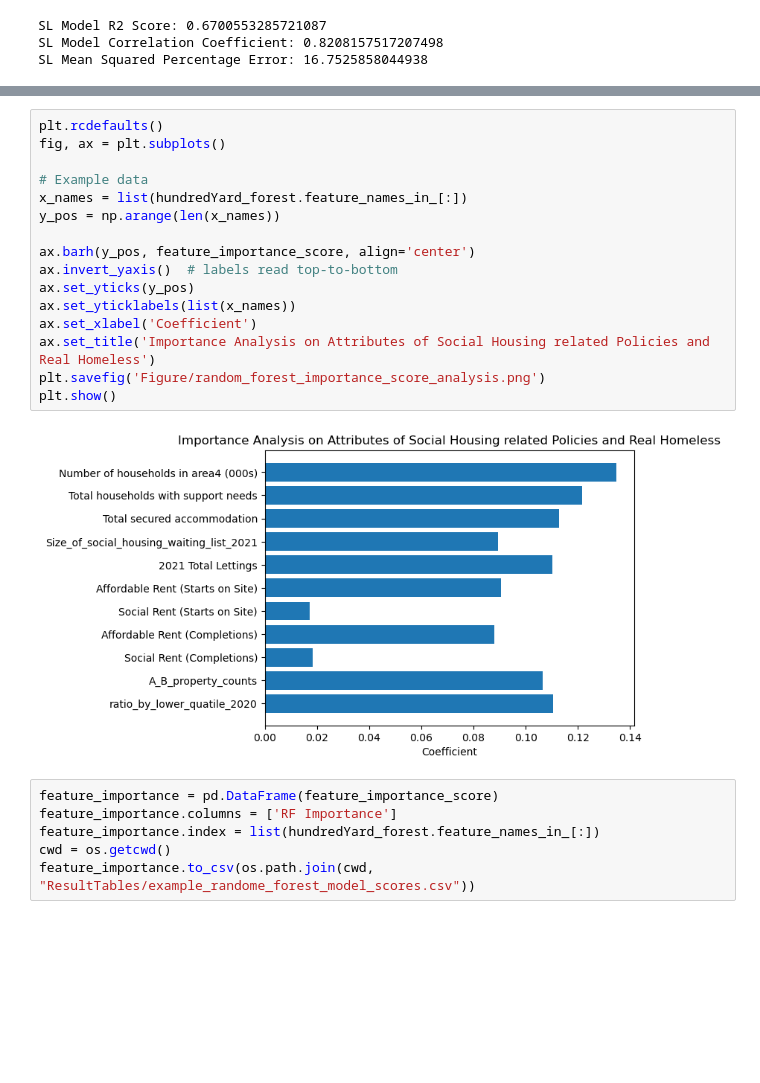
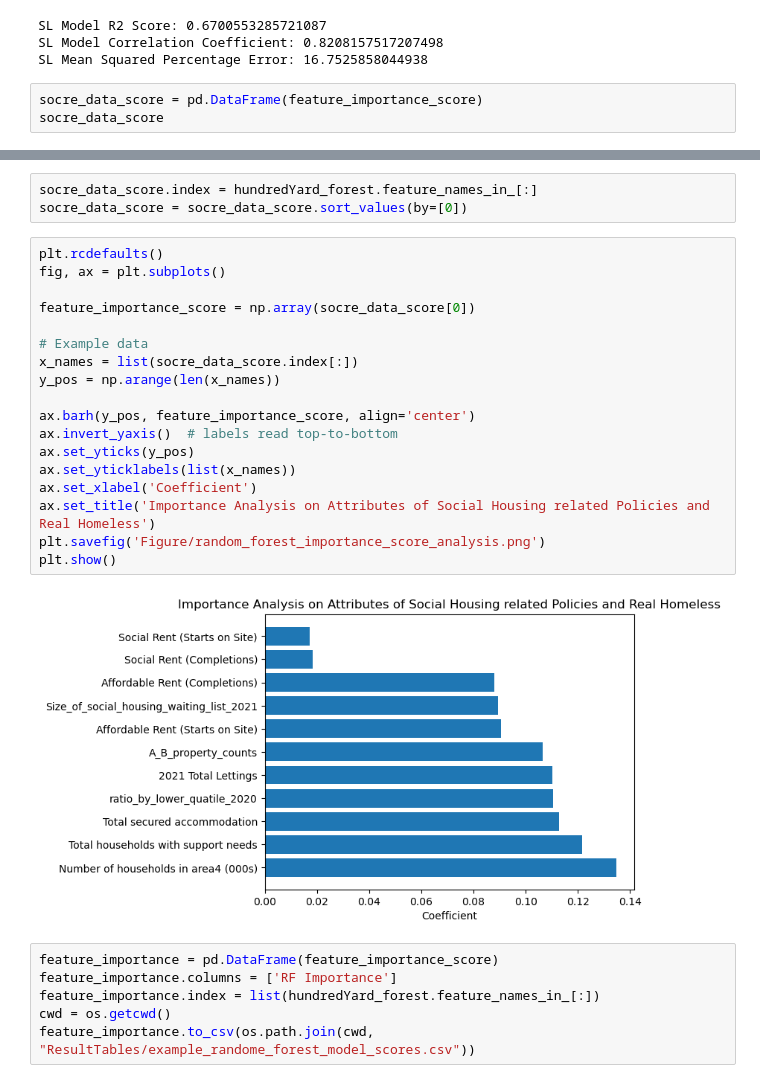
Before and after one commit to SIthodox2286/ADS_year3_project_8, a Jupyter notebook: random_forest_regression_analysis.ipynb, the cells around one changed output, grey strips where cells are left out. Drawn from its saved outputs; the diff is of its cells as text; blank space fills up the shorter version.

```diff
--- a/random_forest_regression_analysis.ipynb
+++ b/random_forest_regression_analysis.ipynb
@@ -136,3 +136,6 @@ print('SL Mean Squared Percentage Error: '+str(SLMSPE))
 SL Model R2 Score: 0.6700553285721087
 SL Model Correlation Coefficient: 0.8208157517207498
 SL Mean Squared Percentage Error: 16.7525858044938
+# %%
+socre_data_score = pd.DataFrame(feature_importance_score)
+socre_data_score
@@ -139,21 +155,26 @@ SL Mean Squared Percentage Error: 16.7525858044938
+# %%
+socre_data_score.index = hundredYard_forest.feature_names_in_[:]
+socre_data_score = socre_data_score.sort_values(by=[0])
 # %%
 plt.rcdefaults()
 fig, ax = plt.subplots()
 
+feature_importance_score = np.array(socre_data_score[0])
+
 # Example data
-x_names = list(hundredYard_forest.feature_names_in_[:])
+x_names = list(socre_data_score.index[:])
 y_pos = np.arange(len(x_names))
 
 ax.barh(y_pos, feature_importance_score, align='center')
 ax.invert_yaxis()  # labels read top-to-bottom
 ax.set_yticks(y_pos)
 ax.set_yticklabels(list(x_names))
 ax.set_xlabel('Coefficient')
 ax.set_title('Importance Analysis on Attributes of Social Housing related Policies and Real Homeless')
 plt.savefig('Figure/random_forest_importance_score_analysis.png')
 plt.show()
 # %% [output]
-[figure, old version]
+[figure, new version]
 # %%
 feature_importance = pd.DataFrame(feature_importance_score)
 feature_importance.columns = ['RF Importance']
```
Also changed, not shown: parts of 1 cell of this notebook, 3 other files.
